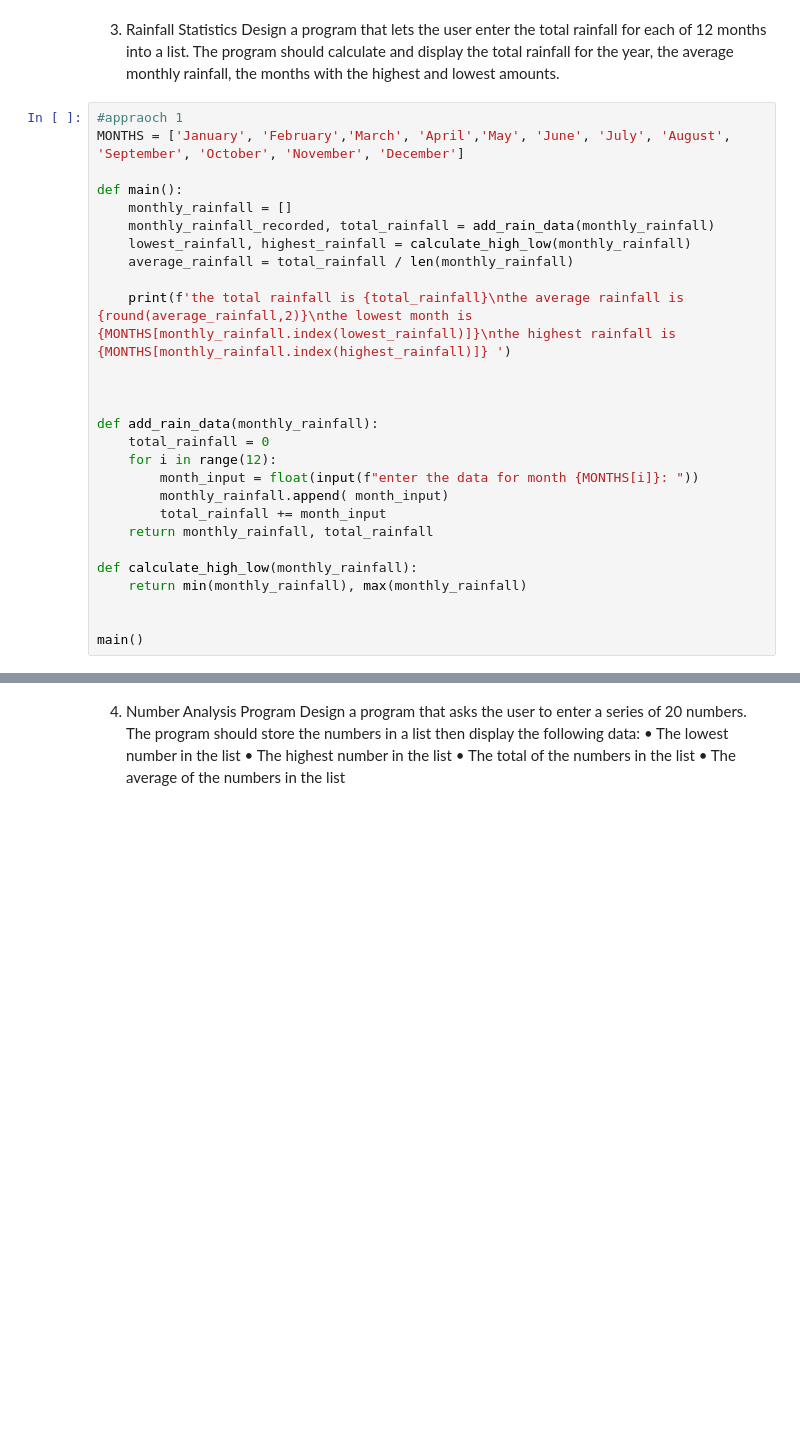
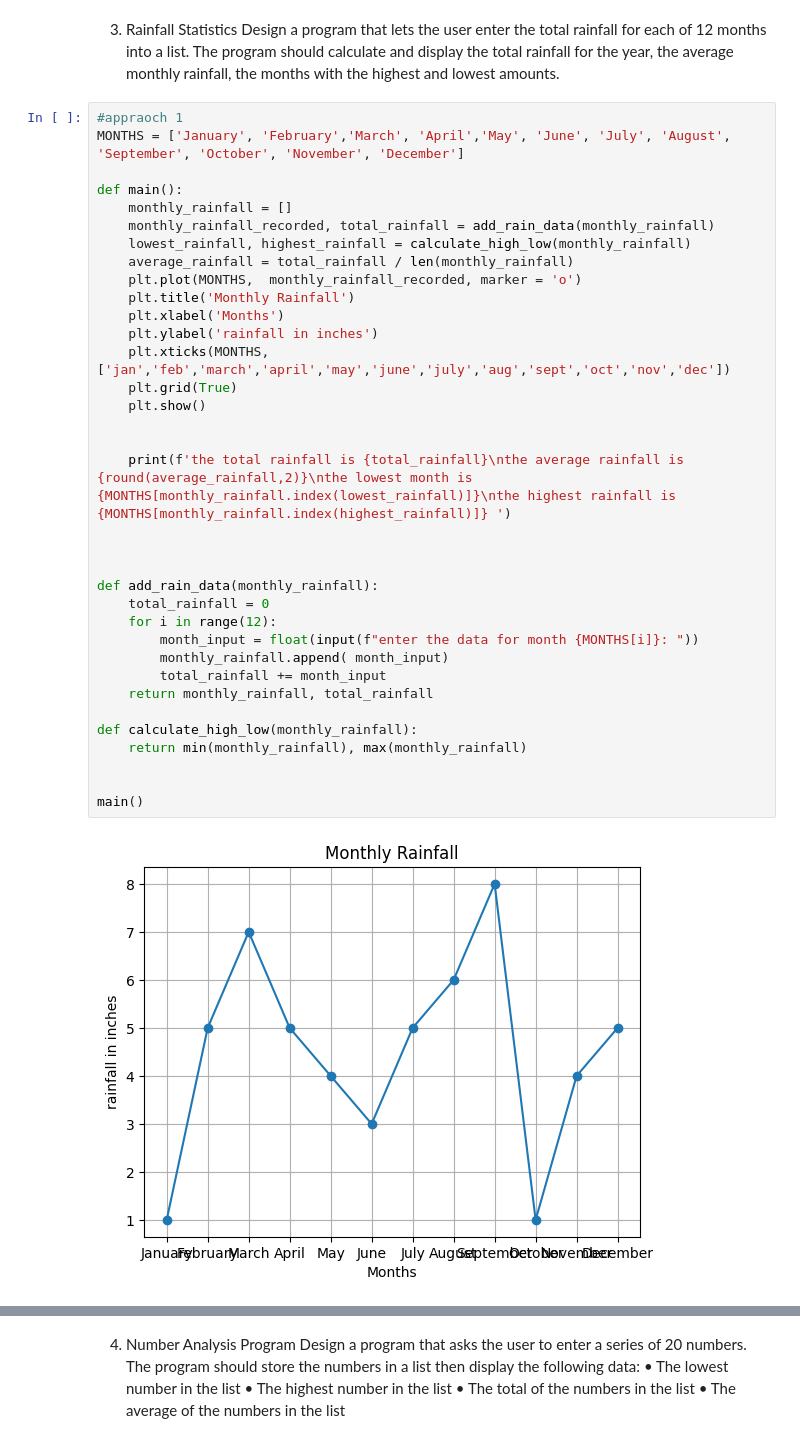
Before and after one commit to AlainEuksuzian/Python-Refresher, a Jupyter notebook: python-refresher/Lists.ipynb, the cells around one changed output, grey strips where cells are left out. Drawn from its saved outputs; the diff is of its cells as text; blank space fills up the shorter version.

```diff
--- a/python-refresher/Lists.ipynb
+++ b/python-refresher/Lists.ipynb
@@ -72,28 +75,37 @@ monthly rainfall, the months with the highest and lowest amounts.
 # %%
 #appraoch 1
 MONTHS = ['January', 'February','March', 'April','May', 'June', 'July', 'August', 'September', 'October', 'November', 'December']
 
 def main():
     monthly_rainfall = []
     monthly_rainfall_recorded, total_rainfall = add_rain_data(monthly_rainfall)
     lowest_rainfall, highest_rainfall = calculate_high_low(monthly_rainfall)
     average_rainfall = total_rainfall / len(monthly_rainfall)
+    plt.plot(MONTHS,  monthly_rainfall_recorded, marker = 'o')
+    plt.title('Monthly Rainfall')
+    plt.xlabel('Months')
+    plt.ylabel('rainfall in inches')
+    plt.xticks(MONTHS,['jan','feb','march','april','may','june','july','aug','sept','oct','nov','dec'])
+    plt.grid(True)
+    plt.show()
+
 
     print(f'the total rainfall is {total_rainfall}\nthe average rainfall is {round(average_rainfall,2)}\nthe lowest month is {MONTHS[monthly_rainfall.index(lowest_rainfall)]}\nthe highest rainfall is {MONTHS[monthly_rainfall.index(highest_rainfall)]} ')
 
 
 
 def add_rain_data(monthly_rainfall):
     total_rainfall = 0
     for i in range(12):
         month_input = float(input(f"enter the data for month {MONTHS[i]}: "))
         monthly_rainfall.append( month_input)
         total_rainfall += month_input
     return monthly_rainfall, total_rainfall
 
 def calculate_high_low(monthly_rainfall):
     return min(monthly_rainfall), max(monthly_rainfall)
 
 
 main()
 # %% [output]
+[figure, added]
```
Also changed, not shown: parts of 10 cells of this notebook, 2 other files.
